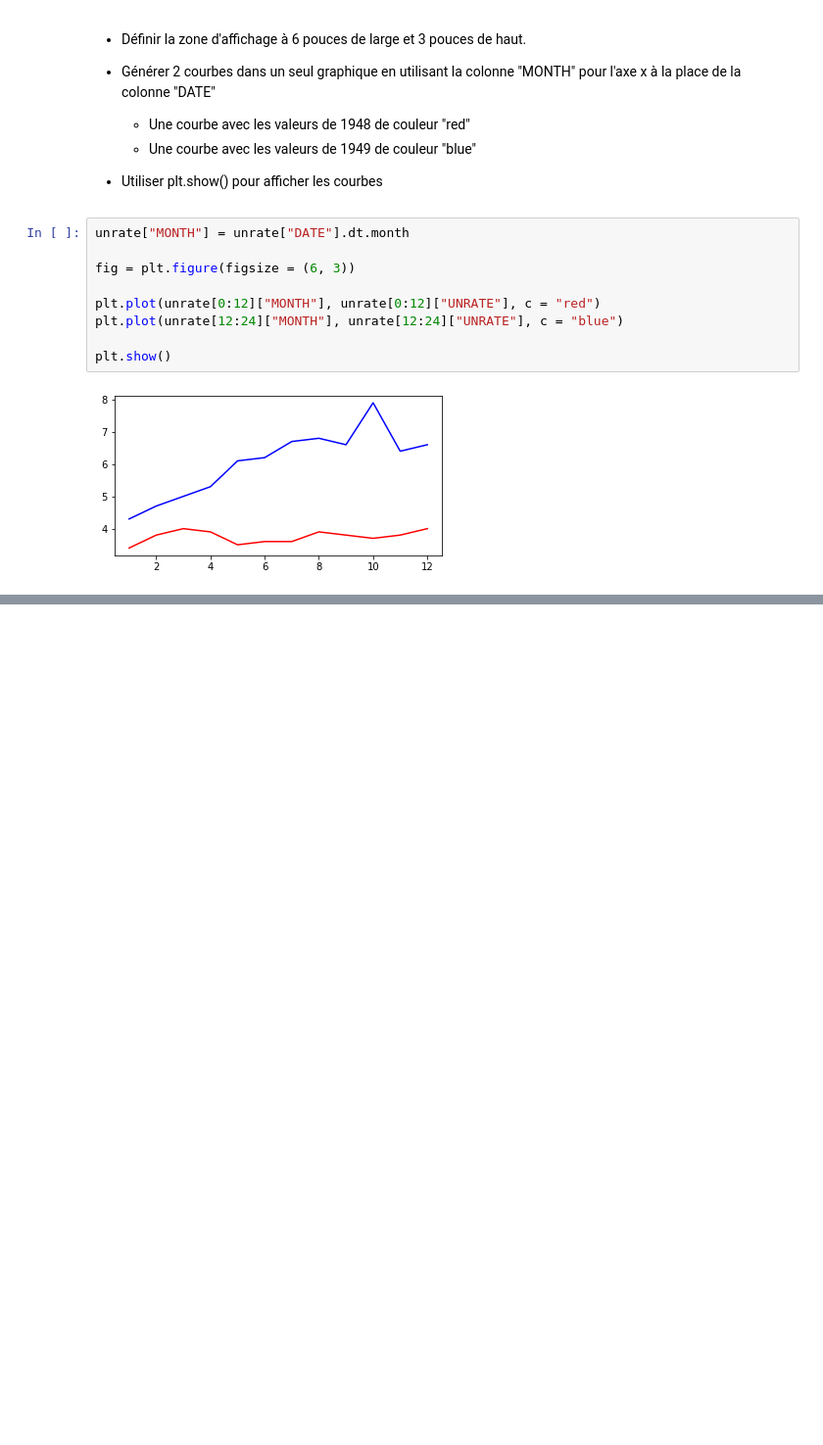
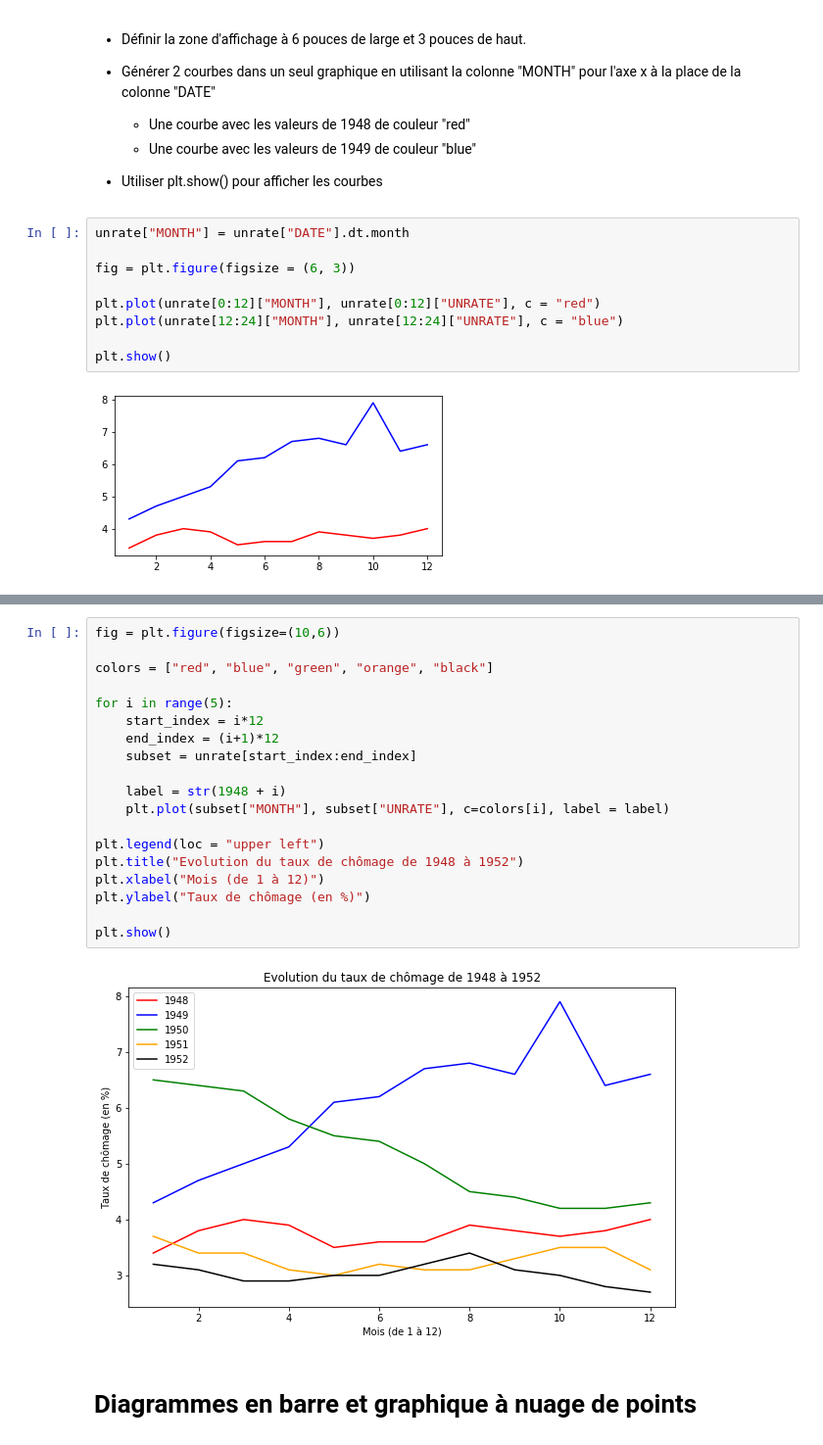
Before and after one commit to brunoharlein/pandas_is_cool, a Jupyter notebook: Cours Pandas.ipynb, the cells around one changed output, grey strips where cells are left out. Shown at 98% size. Cells and saved outputs as stored; diff of their text form; blank space fills up the shorter version.

```diff
--- a/Cours Pandas.ipynb
+++ b/Cours Pandas.ipynb
@@ -3002,0 +3087,23 @@ plt.show()
+# %%
+fig = plt.figure(figsize=(10,6))
+
+colors = ["red", "blue", "green", "orange", "black"]
+
+for i in range(5):
+    start_index = i*12
+    end_index = (i+1)*12
+    subset = unrate[start_index:end_index]
+
+    label = str(1948 + i)
+    plt.plot(subset["MONTH"], subset["UNRATE"], c=colors[i], label = label)
+
+plt.legend(loc = "upper left")
+plt.title("Evolution du taux de chômage de 1948 à 1952")
+plt.xlabel("Mois (de 1 à 12)")
+plt.ylabel("Taux de chômage (en %)")
+
+plt.show()
+# %% [output]
+[figure, added]
+# %% [markdown]
+# Diagrammes en barre et graphique à nuage de points
```
Also changed, not shown: parts of 13 cells of this notebook, 1 other file.
